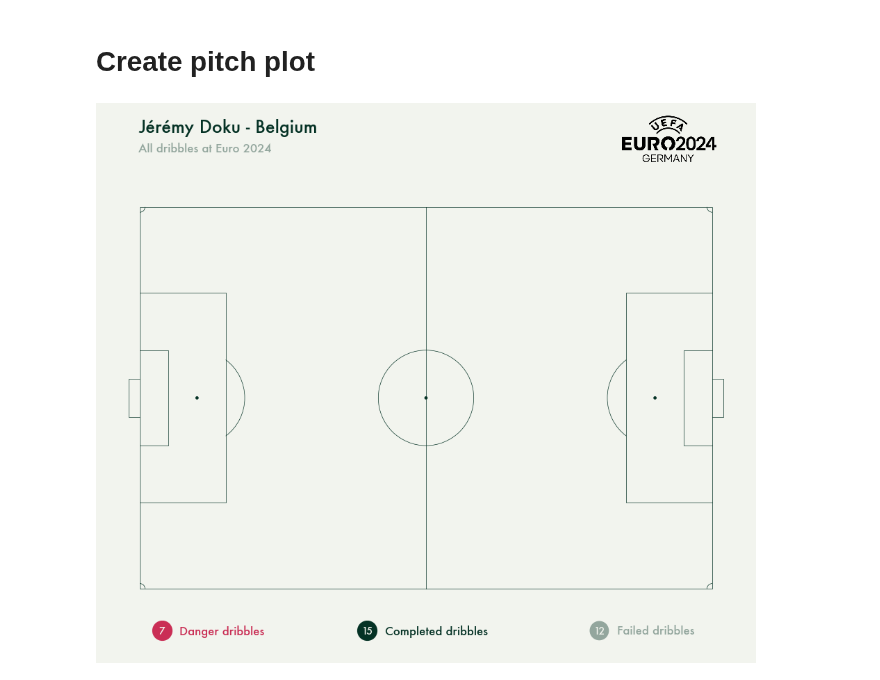
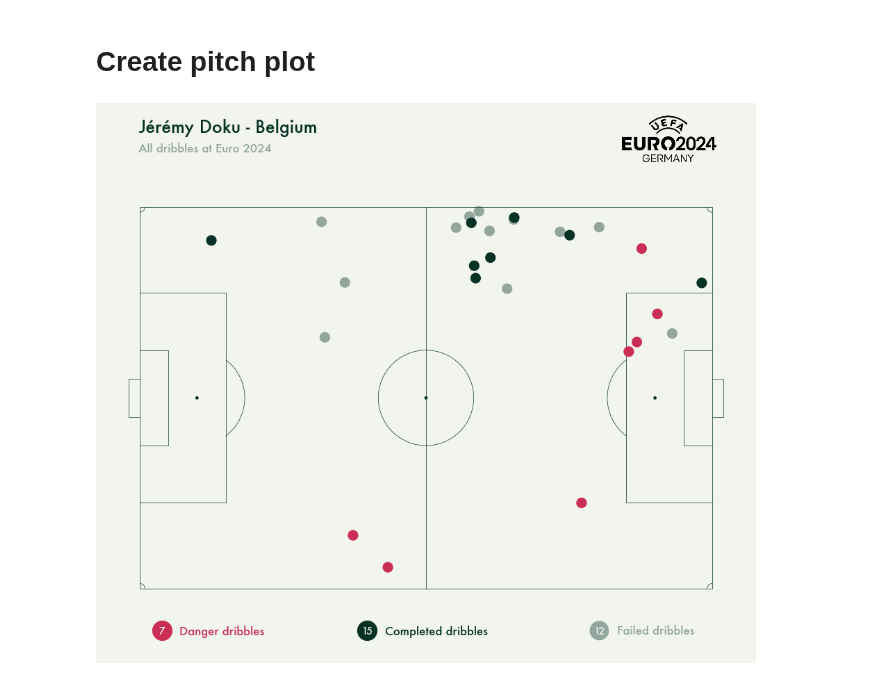
Before and after one commit to MarijnSt/soccermatics-project-1, a Jupyter notebook: notebooks/pitch_plot.ipynb, the cells around one changed output. Saved outputs shown, nothing was run; the diff lists cells and outputs as text; code cells hidden in the pictures.

Commit message:
feat: pitch plot

```diff
--- a/notebooks/pitch_plot.ipynb
+++ b/notebooks/pitch_plot.ipynb
@@ -188,9 +188,22 @@ def create_pitch_plot(df_dribbles, df_player_info, player_id):
     main_ax.set_facecolor(background_color)
 
     dot_color = dark_color
-    dot_size = 100
-    dot_edgecolor = background_color
-    dot_alpha = 1.0
+    dot_size = 120
+    dot_edgecolor = "none"
+
+    # Plot dribbles
+    for i, row in df_player_dribbles.iterrows():
+        if row['outcome_name'] == "Complete":
+            if row['danger_dribble'] == True:
+                dot_color = danger_dribble_color
+            else:
+                dot_color = dark_color
+            dot_alpha = 1.0
+        else:
+            dot_color = dark_color
+            dot_alpha = 0.4
+
+        pitch.scatter(row['x'], row['y'], c=dot_color, s=dot_size, alpha=dot_alpha, edgecolors=dot_edgecolor, ax=main_ax)
 
 
 
@@ -205,31 +218,31 @@ def create_pitch_plot(df_dribbles, df_player_info, player_id):
     legend_ax.text(0.08, 0.71, 'Danger dribbles', fontsize=p_size, ha='left', va='center', color=danger_dribble_color)
 
     # Completed dribbles
     total_completed_dribbles = len(df_player_dribbles[df_player_dribbles['outcome_name'] == "Complete"])
     legend_ax.scatter(0.4, 0.74, c=dark_color, s=400)
     legend_ax.text(0.4, 0.71, total_completed_dribbles, fontsize=p_size-2, ha='center', va='center', color=background_color)
     legend_ax.text(0.43, 0.71, 'Completed dribbles', fontsize=p_size, ha='left', va='center', color=dark_color)
 
     # Failed dribbles
     total_failed_dribbles = len(df_player_dribbles[df_player_dribbles['outcome_name'] == "Incomplete"])
     legend_ax.scatter(0.795, 0.74, c=dark_color, s=400, alpha=alpha, edgecolors='none')
     legend_ax.text(0.795, 0.71, total_failed_dribbles, fontsize=p_size-2, ha='center', va='center', color=background_color)
     legend_ax.text(0.825, 0.71, 'Failed dribbles', fontsize=p_size, ha='left', va='center', color=dark_color, alpha=alpha)
 
     # Save plot
     default_kwargs = {
         'bbox_inches': 'tight',
         'pad_inches': 0.25,
         'facecolor': background_color,
         'dpi': 300
     }
 
     # convert player name to lowercase and replace spaces with underscores
     player_name_filename = player_name.lower().replace(" ", "_")
 
     fig.savefig(f'../generated_images/pitch_plots/{player_name_filename}_pitch.png', **default_kwargs)
     plt.show()
 
 create_pitch_plot(df_dribbles, df_player_info, 23650)
 # %% [output]
-[figure, old version]
+[figure, new version]
```
Also changed, not shown: 1 other file.
